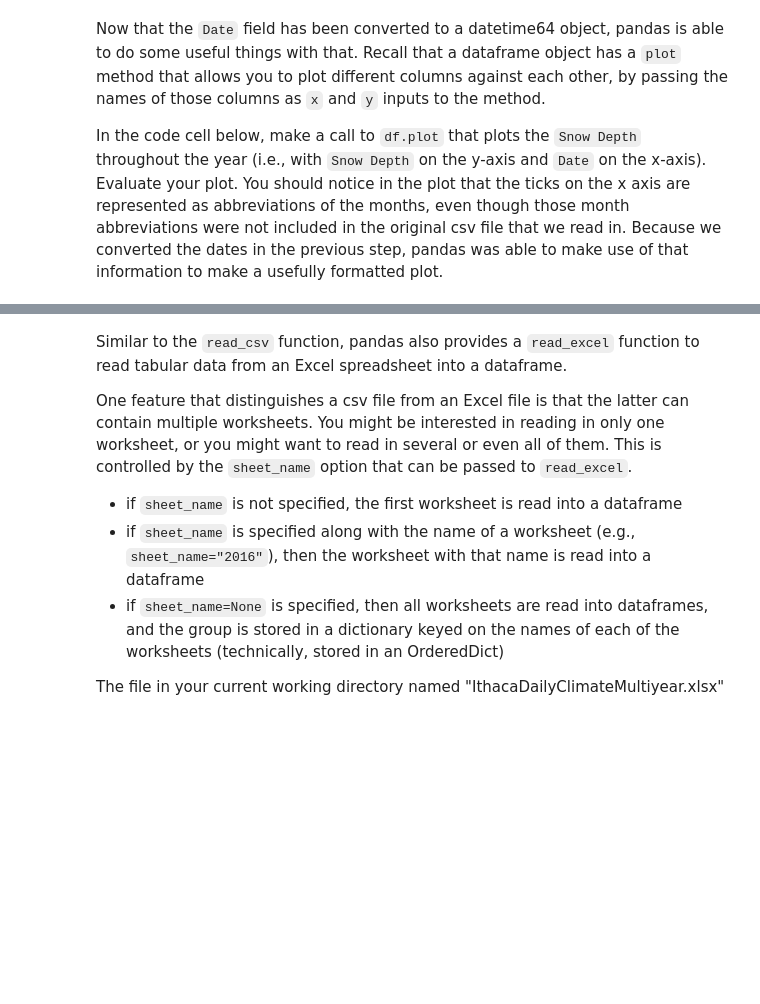
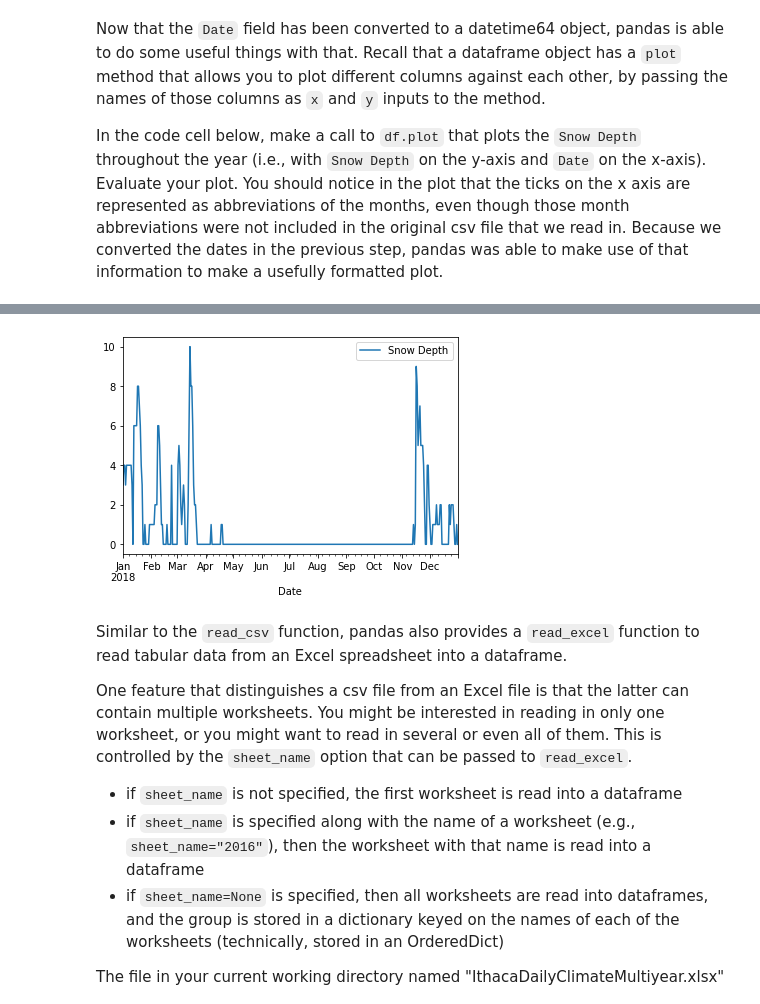
Before and after one commit to StarPerfect/Cornell, a Jupyter notebook: ReadPandas.ipynb, the cells around one changed output, grey strips where cells are left out. Saved outputs shown, nothing was run; the diff lists cells and outputs as text; code cells hidden in the pictures; blank space fills up the shorter version.

````diff
--- a/ReadPandas.ipynb
+++ b/ReadPandas.ipynb
@@ -107,6 +107,9 @@ This cell is worth 30% of the grade for this assignment. <i>Note: a self-check w
 Your plot should look like this: <br><img src="readPandas1.png" width=400 height=400  align="left"/>
 # %%
 # YOUR CODE HERE
+df.plot(x = 'Date', y = 'Snow Depth');
+# %% [output]
+[figure, added]
 # %% [markdown]
 Similar to the ```read_csv``` function, pandas also provides a ```read_excel``` function to read tabular data from an Excel spreadsheet into a dataframe.
 
````
Also changed, not shown: parts of 1 cell of this notebook.
